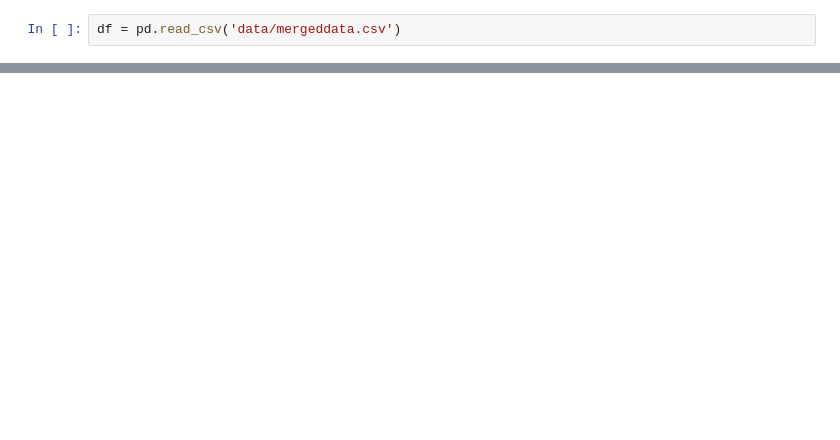
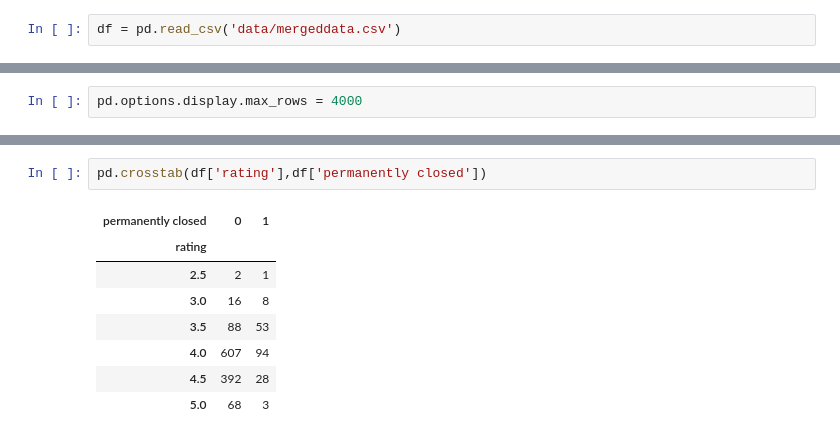
Before and after one commit to bagnine/nyc_restaurant_project, a Jupyter notebook: Univariable & bivariable analysis.ipynb, the cells around one changed output, grey strips where cells are left out. Drawn from its saved outputs; the diff is of its cells as text; blank space fills up the shorter version.

```diff
--- a/Univariable & bivariable analysis.ipynb
+++ b/Univariable & bivariable analysis.ipynb
@@ -89,0 +342,2 @@ Name: Population Density , dtype: float64
+# %%
+pd.options.display.max_rows = 4000
@@ -89,0 +401,11 @@ Name: Population Density , dtype: float64
+# %%
+pd.crosstab(df['rating'],df['permanently closed'])
+# %% [output]
+| permanently closed | 0 | 1 |
+| rating |  |  |
+| 2.5 | 2 | 1 |
+| 3.0 | 16 | 8 |
+| 3.5 | 88 | 53 |
+| 4.0 | 607 | 94 |
+| 4.5 | 392 | 28 |
+| 5.0 | 68 | 3 |
```
Also changed, not shown: parts of 117 cells of this notebook.
